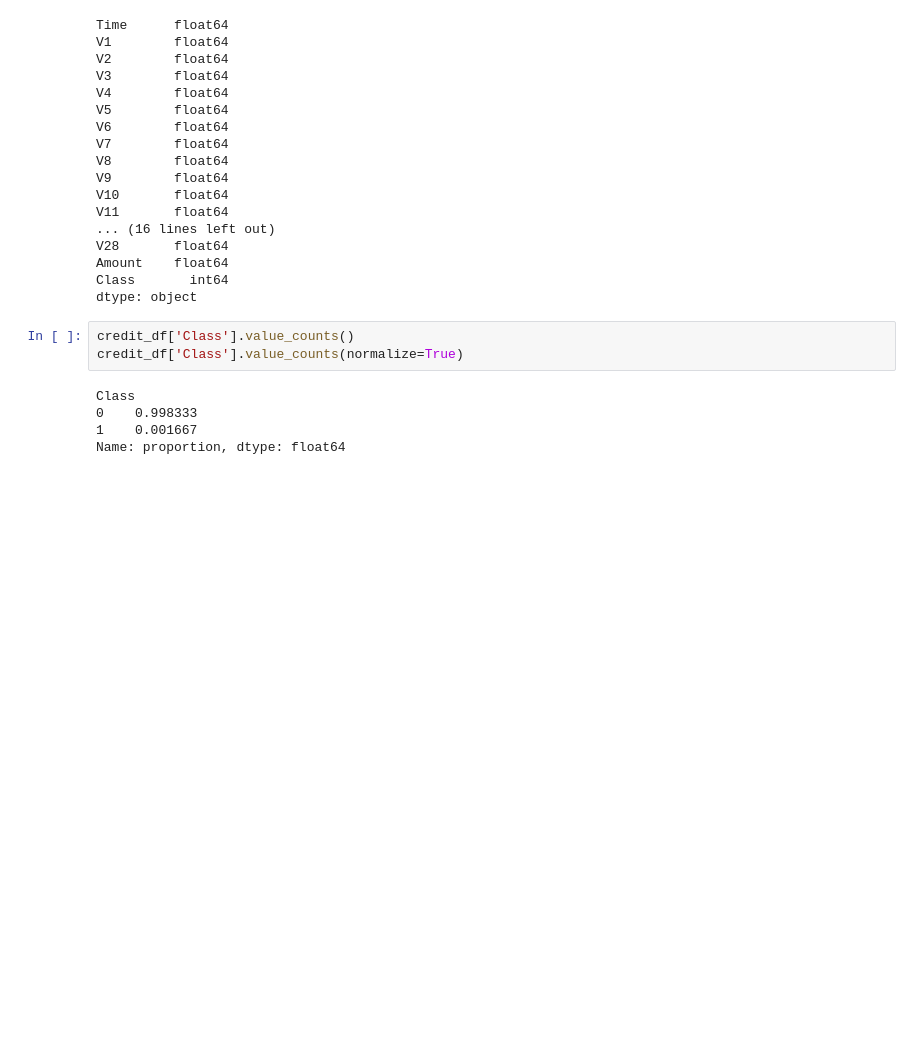
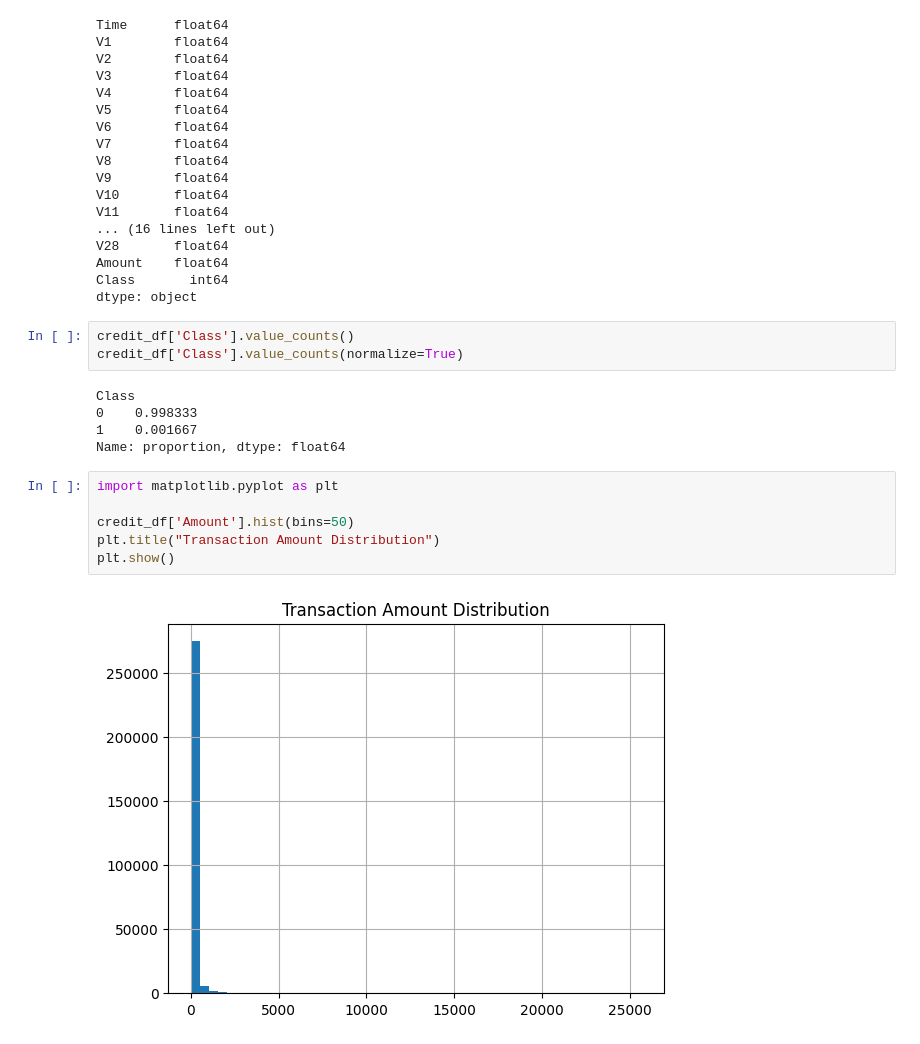
Before and after one commit to Feven777/detection-of-fraud-cases-for-e-commerce-and-bank-transactions, a Jupyter notebook: notebooks/eda-credit-data.ipynb, the cells around one changed output. Drawn from its saved outputs; the diff is of its cells as text; blank space fills up the shorter version.

Commit message:
analyze transaction amounts

```diff
--- a/notebooks/eda-credit-data.ipynb
+++ b/notebooks/eda-credit-data.ipynb
@@ -69,3 +69,11 @@ Class
 0    0.998333
 1    0.001667
 Name: proportion, dtype: float64
+# %%
+import matplotlib.pyplot as plt
+
+credit_df['Amount'].hist(bins=50)
+plt.title("Transaction Amount Distribution")
+plt.show()
+# %% [output]
+[figure, added]
```
Also changed, not shown: parts of 2 cells of this notebook.
